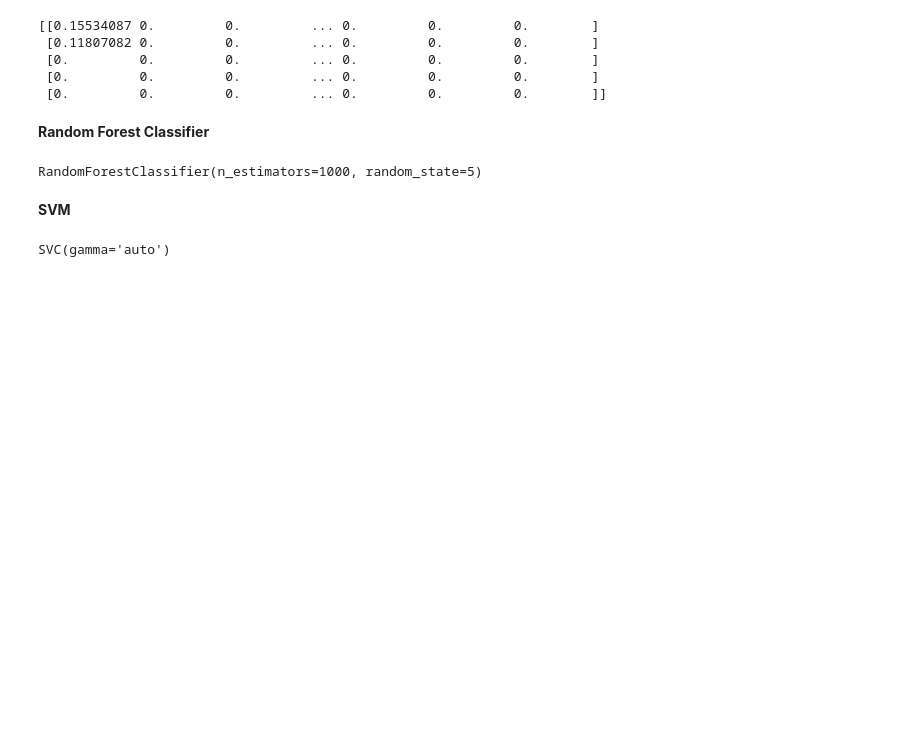
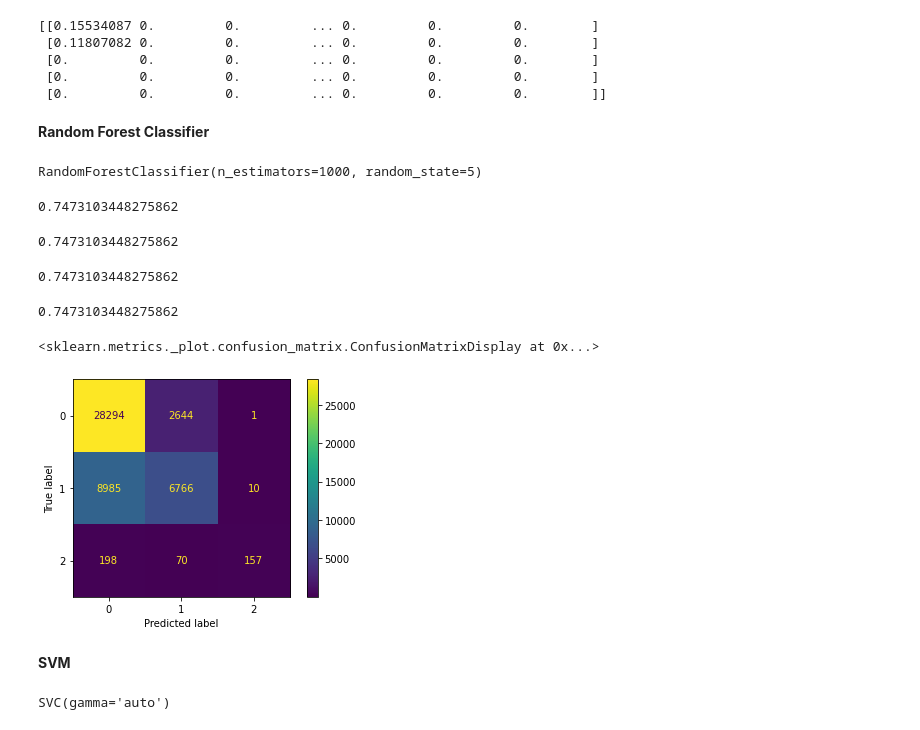
Before and after one commit to tianiachan/IdentifyingAirBnBsinSantaClara, a Jupyter notebook: Data670_Identifying_AirBnBs.ipynb, the cells around one changed output. Cells and saved outputs as stored; diff of their text form; code cells hidden in the pictures; blank space fills up the shorter version.

Commit message:
Created using Colaboratory - evaluation metrics completed , next step apply to dataset

```diff
--- a/Data670_Identifying_AirBnBs.ipynb
+++ b/Data670_Identifying_AirBnBs.ipynb
@@ -596,3 +599,37 @@ RandomForestClassifier(n_estimators=1000, random_state=5)
+# %%
+#get predictions from the model
+y_pred = rfclassifier.predict(x_test)
+# %%
+#accuracy
+accuracy = accuracy_score(y_test,y_pred)
+print(accuracy)
+# %% [output]
+0.7473103448275862
+# %%
+#precision
+precision = precision_score (y_test, y_pred, average = "micro")
+print(precision)
+# %% [output]
+0.7473103448275862
+# %%
+#recall
+recall = recall_score(y_test, y_pred, average = "micro")
+print(recall)
+# %% [output]
+0.7473103448275862
+# %%
+#f1 score
+f1 = f1_score (y_test,y_pred, average = "micro")
+print(f1)
+# %% [output]
+0.7473103448275862
+# %%
+#confusion matrix
+cm = confusion_matrix(y_test,y_pred)
+ConfusionMatrixDisplay(confusion_matrix = cm).plot()
+# %% [output]
+<sklearn.metrics._plot.confusion_matrix.ConfusionMatrixDisplay at 0x...>
+[figure, added]
 # %% [markdown]
 **SVM**
 # %%
```
Also changed, not shown: parts of 8 cells of this notebook.
